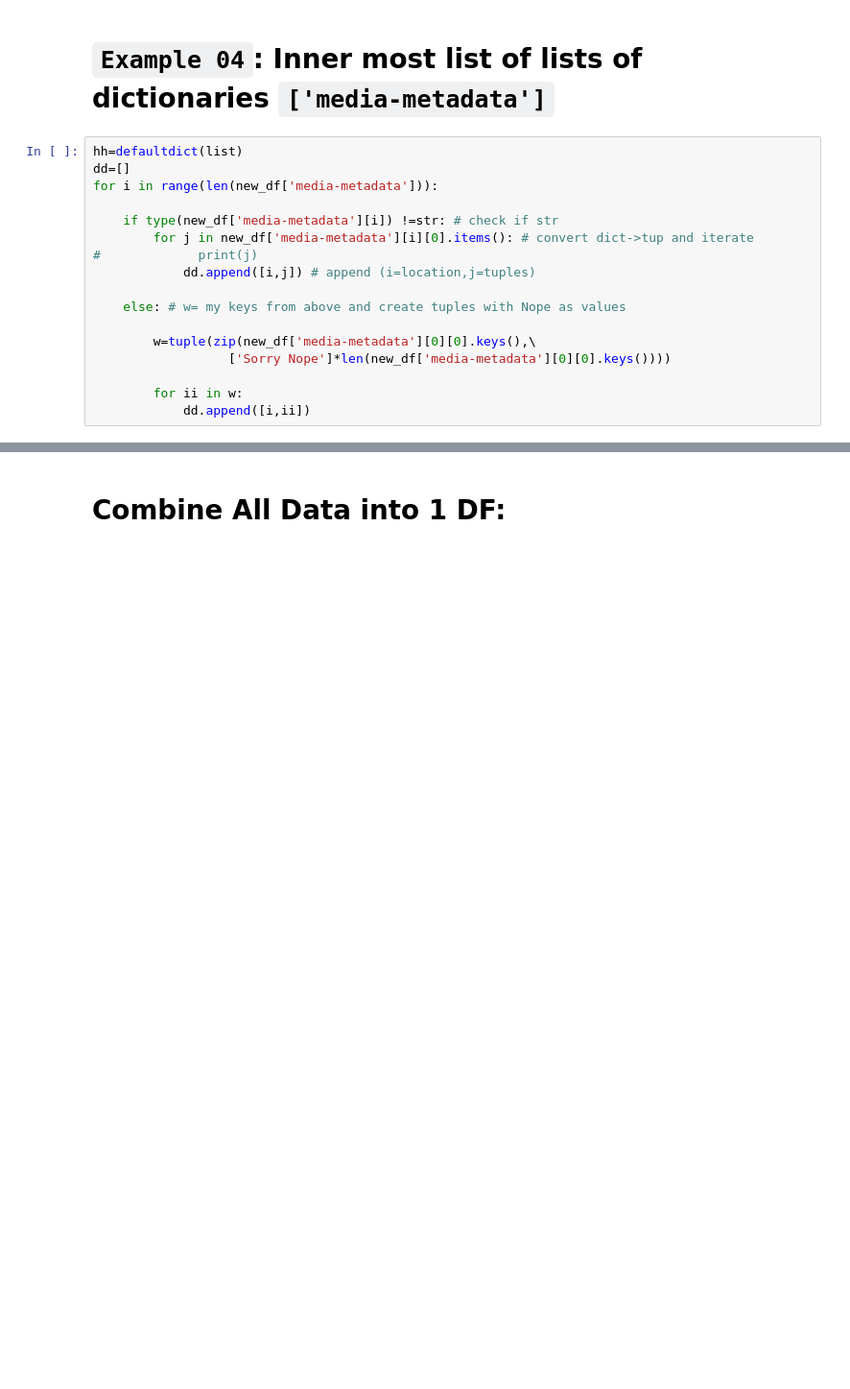
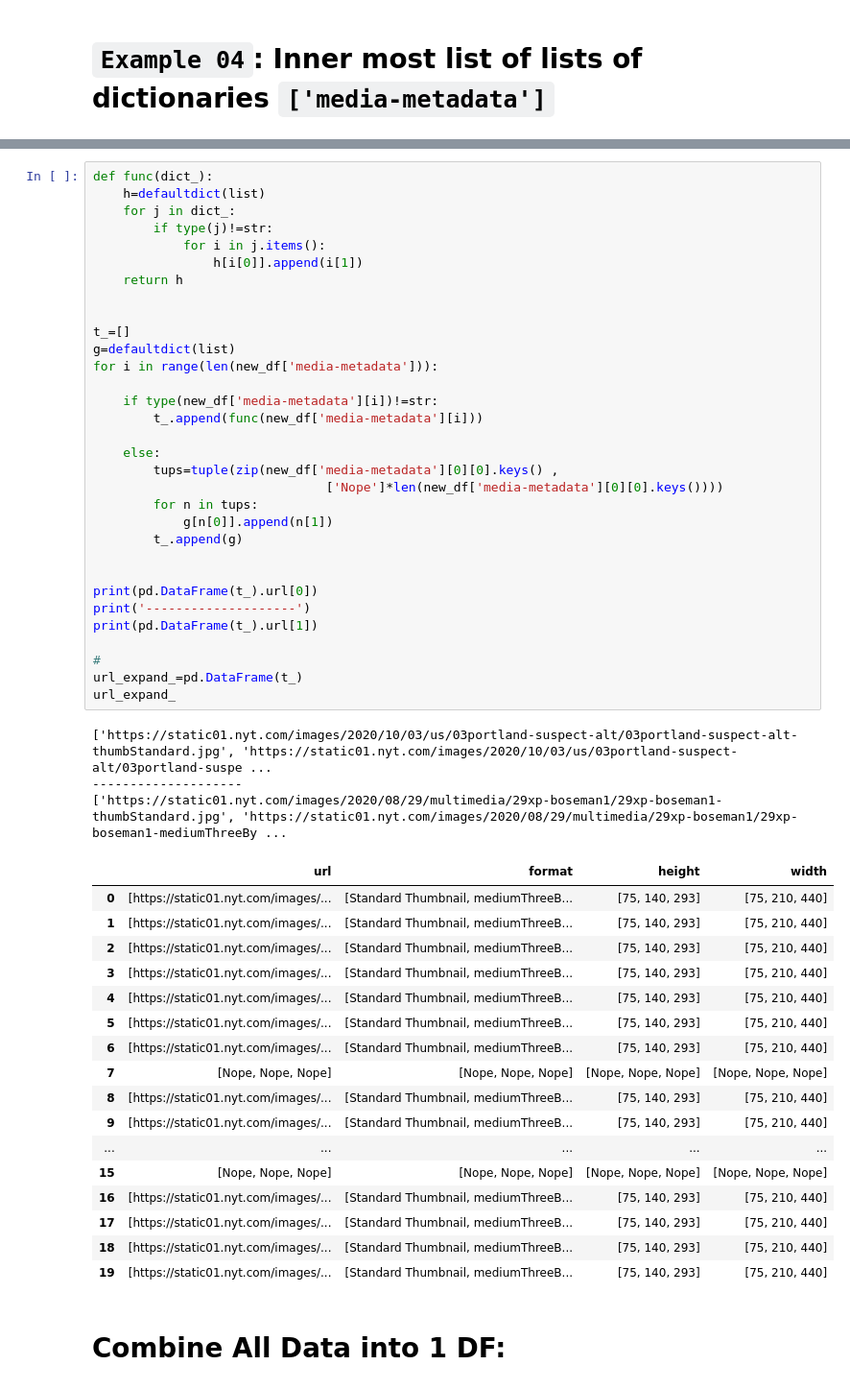
Before and after one commit to MrFuguDataScience/JSON, a Jupyter notebook: Json _listsOfdict.ipynb, the cells around one changed output, grey strips where cells are left out. Shown at 96% size. Cells and saved outputs as stored; diff of their text form; blank space fills up the shorter version.

```diff
--- a/Json _listsOfdict.ipynb
+++ b/Json _listsOfdict.ipynb
@@ -223,20 +234,3 @@ tuple(zip(df_to_parse['media'][0][0].keys(),\
  ('media-metadata', 'Nope'))
 # %% [markdown]
 # `Example 04`: Inner most list of lists of dictionaries `['media-metadata']`
-# %%
-hh=defaultdict(list)
-dd=[]
-for i in range(len(new_df['media-metadata'])):
-
-    if type(new_df['media-metadata'][i]) !=str: # check if str
-        for j in new_df['media-metadata'][i][0].items(): # convert dict->tup and iterate
-#             print(j)
-            dd.append([i,j]) # append (i=location,j=tuples)
-
-    else: # w= my keys from above and create tuples with Nope as values
-
-        w=tuple(zip(new_df['media-metadata'][0][0].keys(),\
-                  ['Sorry Nope']*len(new_df['media-metadata'][0][0].keys())))
-
-        for ii in w:
-            dd.append([i,ii])
@@ -259,3 +237,56 @@ url_expand_.head()
+# %%
+def func(dict_):
+    h=defaultdict(list)
+    for j in dict_:
+        if type(j)!=str:
+            for i in j.items():
+                h[i[0]].append(i[1])
+    return h
+
+
+t_=[]
+g=defaultdict(list)
+for i in range(len(new_df['media-metadata'])):
+
+    if type(new_df['media-metadata'][i])!=str:
+        t_.append(func(new_df['media-metadata'][i]))
+
+    else:
+        tups=tuple(zip(new_df['media-metadata'][0][0].keys() ,
+                               ['Nope']*len(new_df['media-metadata'][0][0].keys())))
+        for n in tups:
+            g[n[0]].append(n[1])
+        t_.append(g)
+
+
+print(pd.DataFrame(t_).url[0])
+print('--------------------')
+print(pd.DataFrame(t_).url[1])
+
+#
+url_expand_=pd.DataFrame(t_)
+url_expand_
+# %% [output]
+['https://static01.nyt.com/images/2020/10/03/us/03portland-suspect-alt/03portland-suspect-alt-thumbStandard.jpg', 'https://static01.nyt.com/images/2020/10/03/us/03portland-suspect-alt/03portland-suspe ...
+--------------------
+['https://static01.nyt.com/images/2020/08/29/multimedia/29xp-boseman1/29xp-boseman1-thumbStandard.jpg', 'https://static01.nyt.com/images/2020/08/29/multimedia/29xp-boseman1/29xp-boseman1-mediumThreeBy ...
+|  | url | format | height | width |
+| 0 | [https://static01.nyt.com/images/... | [Standard Thumbnail, mediumThreeB... | [75, 140, 293] | [75, 210, 440] |
+| 1 | [https://static01.nyt.com/images/... | [Standard Thumbnail, mediumThreeB... | [75, 140, 293] | [75, 210, 440] |
+| 2 | [https://static01.nyt.com/images/... | [Standard Thumbnail, mediumThreeB... | [75, 140, 293] | [75, 210, 440] |
+| 3 | [https://static01.nyt.com/images/... | [Standard Thumbnail, mediumThreeB... | [75, 140, 293] | [75, 210, 440] |
+| 4 | [https://static01.nyt.com/images/... | [Standard Thumbnail, mediumThreeB... | [75, 140, 293] | [75, 210, 440] |
+| 5 | [https://static01.nyt.com/images/... | [Standard Thumbnail, mediumThreeB... | [75, 140, 293] | [75, 210, 440] |
+| 6 | [https://static01.nyt.com/images/... | [Standard Thumbnail, mediumThreeB... | [75, 140, 293] | [75, 210, 440] |
+| 7 | [Nope, Nope, Nope] | [Nope, Nope, Nope] | [Nope, Nope, Nope] | [Nope, Nope, Nope] |
+| 8 | [https://static01.nyt.com/images/... | [Standard Thumbnail, mediumThreeB... | [75, 140, 293] | [75, 210, 440] |
+| 9 | [https://static01.nyt.com/images/... | [Standard Thumbnail, mediumThreeB... | [75, 140, 293] | [75, 210, 440] |
+| ... | ... | ... | ... | ... |
+| 15 | [Nope, Nope, Nope] | [Nope, Nope, Nope] | [Nope, Nope, Nope] | [Nope, Nope, Nope] |
+| 16 | [https://static01.nyt.com/images/... | [Standard Thumbnail, mediumThreeB... | [75, 140, 293] | [75, 210, 440] |
+| 17 | [https://static01.nyt.com/images/... | [Standard Thumbnail, mediumThreeB... | [75, 140, 293] | [75, 210, 440] |
+| 18 | [https://static01.nyt.com/images/... | [Standard Thumbnail, mediumThreeB... | [75, 140, 293] | [75, 210, 440] |
+| 19 | [https://static01.nyt.com/images/... | [Standard Thumbnail, mediumThreeB... | [75, 140, 293] | [75, 210, 440] |
 # %% [markdown]
 # Combine All Data into 1 DF:
 # %%
```
Also changed, not shown: parts of 3 cells of this notebook.
